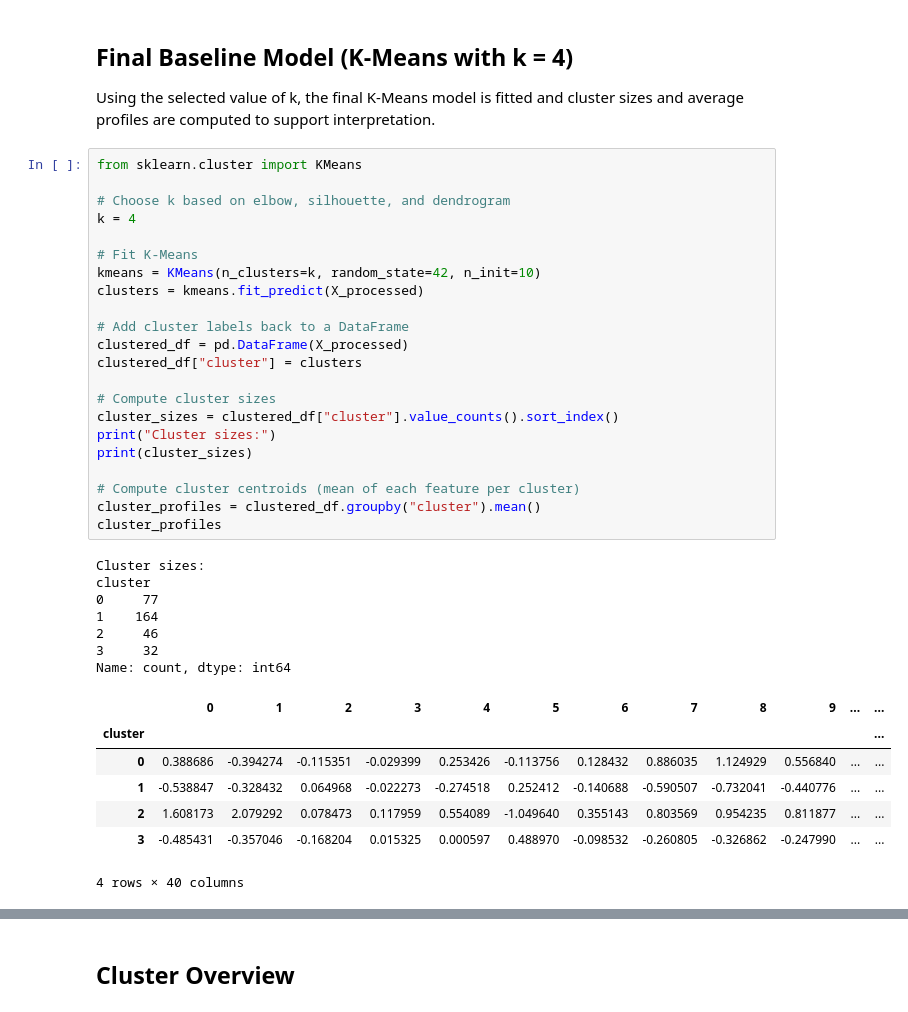
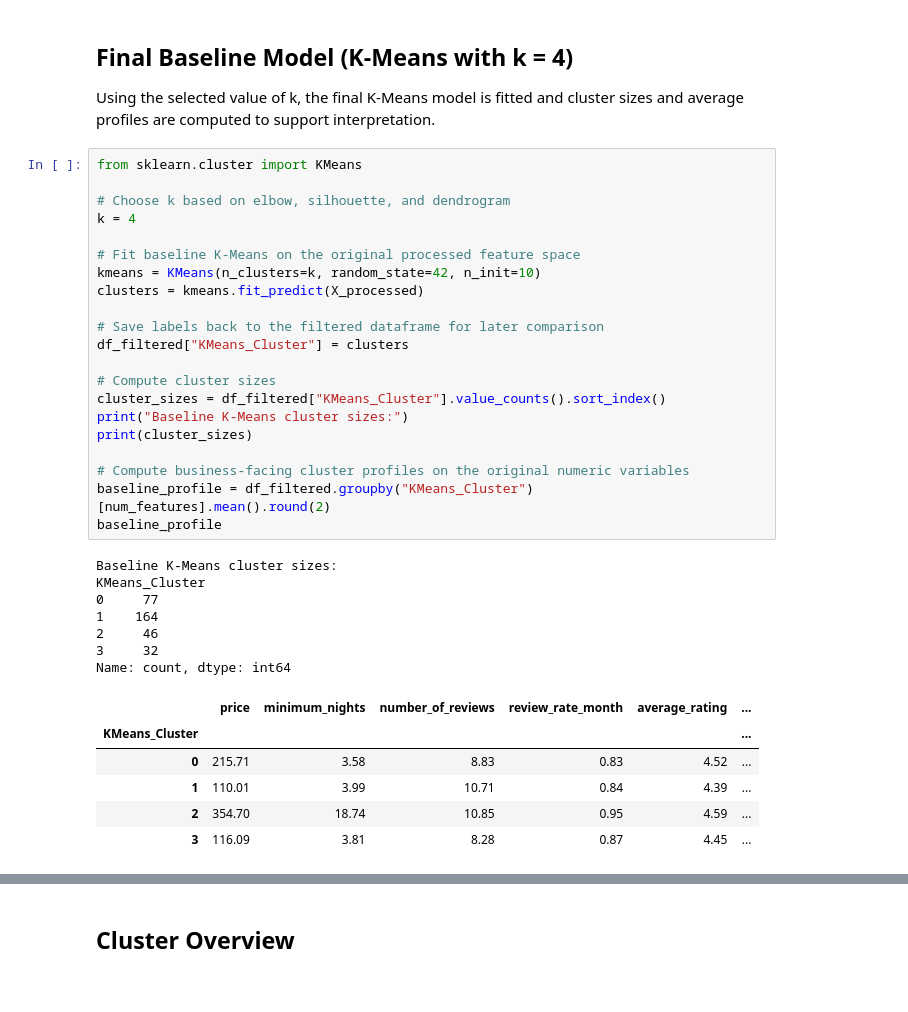
Before and after one commit to codemaame/airbnb-market-segmentation-analysis, a Jupyter notebook: NYC_Airbnb_Market_Segmentation_Analysis.ipynb, the cells around one changed output, grey strips where cells are left out. Drawn from its saved outputs; the diff is of its cells as text.

```diff
--- a/NYC_Airbnb_Market_Segmentation_Analysis.ipynb
+++ b/NYC_Airbnb_Market_Segmentation_Analysis.ipynb
@@ -269,37 +269,35 @@ Using the selected value of k, the final K-Means model is fitted and cluster siz
 # %%
 from sklearn.cluster import KMeans
 
 # Choose k based on elbow, silhouette, and dendrogram
 k = 4
 
-# Fit K-Means
+# Fit baseline K-Means on the original processed feature space
 kmeans = KMeans(n_clusters=k, random_state=42, n_init=10)
 clusters = kmeans.fit_predict(X_processed)
 
-# Add cluster labels back to a DataFrame
-clustered_df = pd.DataFrame(X_processed)
-clustered_df["cluster"] = clusters
+# Save labels back to the filtered dataframe for later comparison
+df_filtered["KMeans_Cluster"] = clusters
 
 # Compute cluster sizes
-cluster_sizes = clustered_df["cluster"].value_counts().sort_index()
-print("Cluster sizes:")
+cluster_sizes = df_filtered["KMeans_Cluster"].value_counts().sort_index()
+print("Baseline K-Means cluster sizes:")
 print(cluster_sizes)
 
-# Compute cluster centroids (mean of each feature per cluster)
-cluster_profiles = clustered_df.groupby("cluster").mean()
-cluster_profiles
+# Compute business-facing cluster profiles on the original numeric variables
+baseline_profile = df_filtered.groupby("KMeans_Cluster")[num_features].mean().round(2)
+baseline_profile
 # %% [output]
-Cluster sizes:
-cluster
+Baseline K-Means cluster sizes:
+KMeans_Cluster
 0     77
 1    164
 2     46
 3     32
 Name: count, dtype: int64
-|  | 0 | 1 | 2 | 3 | 4 | 5 | 6 | 7 | 8 | 9 | ... | ... |
-| cluster |  |  |  |  |  |  |  |  |  |  |  | ... |
-| 0 | 0.388686 | -0.394274 | -0.115351 | -0.029399 | 0.253426 | -0.113756 | 0.128432 | 0.886035 | 1.124929 | 0.556840 | ... | ... |
-| 1 | -0.538847 | -0.328432 | 0.064968 | -0.022273 | -0.274518 | 0.252412 | -0.140688 | -0.590507 | -0.732041 | -0.440776 | ... | ... |
-| 2 | 1.608173 | 2.079292 | 0.078473 | 0.117959 | 0.554089 | -1.049640 | 0.355143 | 0.803569 | 0.954235 | 0.811877 | ... | ... |
-| 3 | -0.485431 | -0.357046 | -0.168204 | 0.015325 | 0.000597 | 0.488970 | -0.098532 | -0.260805 | -0.326862 | -0.247990 | ... | ... |
+|  | price | minimum_nights | number_of_reviews | review_rate_month | average_rating | ... |
+| KMeans_Cluster |  |  |  |  |  | ... |
+| 0 | 215.71 | 3.58 | 8.83 | 0.83 | 4.52 | ... |
+| 1 | 110.01 | 3.99 | 10.71 | 0.84 | 4.39 | ... |
+| 2 | 354.70 | 18.74 | 10.85 | 0.95 | 4.59 | ... |
+| 3 | 116.09 | 3.81 | 8.28 | 0.87 | 4.45 | ... |
-4 rows × 40 columns
```
Also changed, not shown: parts of 6 cells of this notebook.
